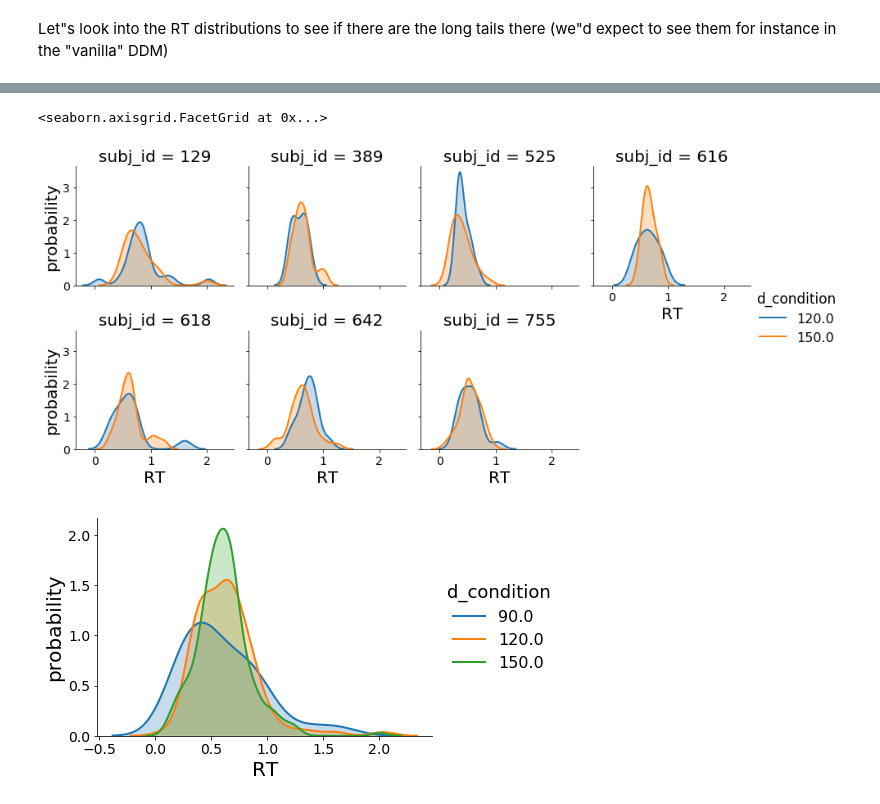
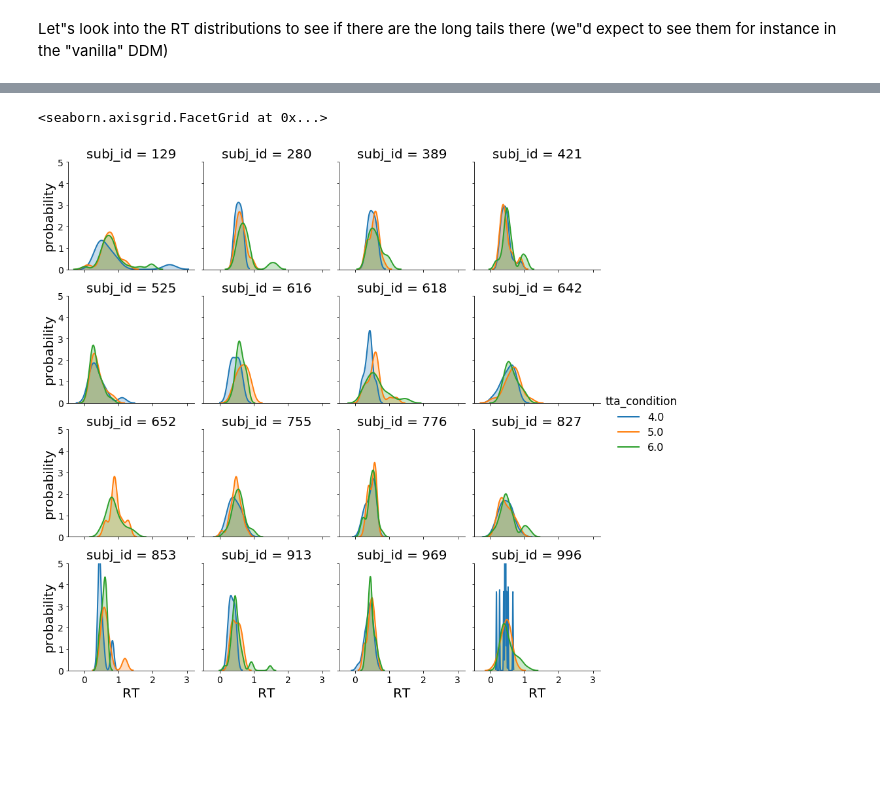
Before and after one commit to cherepaha/evidence_accumulation_in_gap_acceptance, a Jupyter notebook: data_and_model_analysis/01_data_overview.ipynb, the cells around one changed output, grey strips where cells are left out. Cells and saved outputs as stored; diff of their text form; code cells hidden in the pictures; blank space fills up the shorter version.

```diff
--- a/data_and_model_analysis/01_data_overview.ipynb
+++ b/data_and_model_analysis/01_data_overview.ipynb
@@ -229,6 +226,5 @@ measures[(measures.min_distance<2)]
 # %% [markdown]
 # Effect of TTA on decision and RT
-# %%
-measures = pd.read_csv("../data/measures.csv")
-measures_turn = measures[measures.is_turn_decision]
+# %%
+measures_go = measures[measures.is_go_decision]
 # %% [markdown]
@@ -361,10 +361,7 @@ plot_RT_kde(measures_turn, var="tta_condition", logscale=True)
 # %%
-g = sns.FacetGrid(measures_turn[measures_turn.d_condition>90], col="subj_id", hue="d_condition", col_wrap=4)
+g = sns.FacetGrid(measures_go.reset_index(), col="subj_id", hue="tta_condition", col_wrap=4)
 g.map(sns.kdeplot, "RT", shade=True).add_legend().set_axis_labels("RT", "probability")
+g.set(ylim=(0, 5))
 # %% [output]
 <seaborn.axisgrid.FacetGrid at 0x...>
-[figure, old version]
+[figure, new version]
-# %%
-ax = plot_RT_kde(measures_turn, var="d_condition")
-# %% [output]
-[figure, removed]
```
Also changed, not shown: parts of 67 cells of this notebook, 1 other file.
